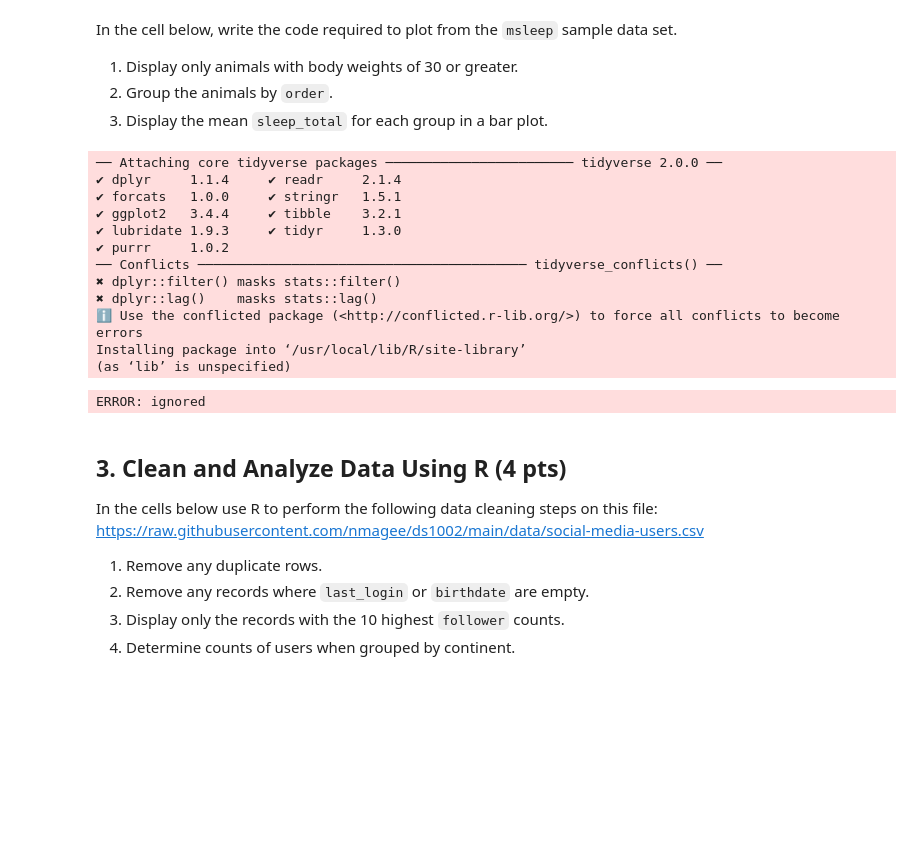
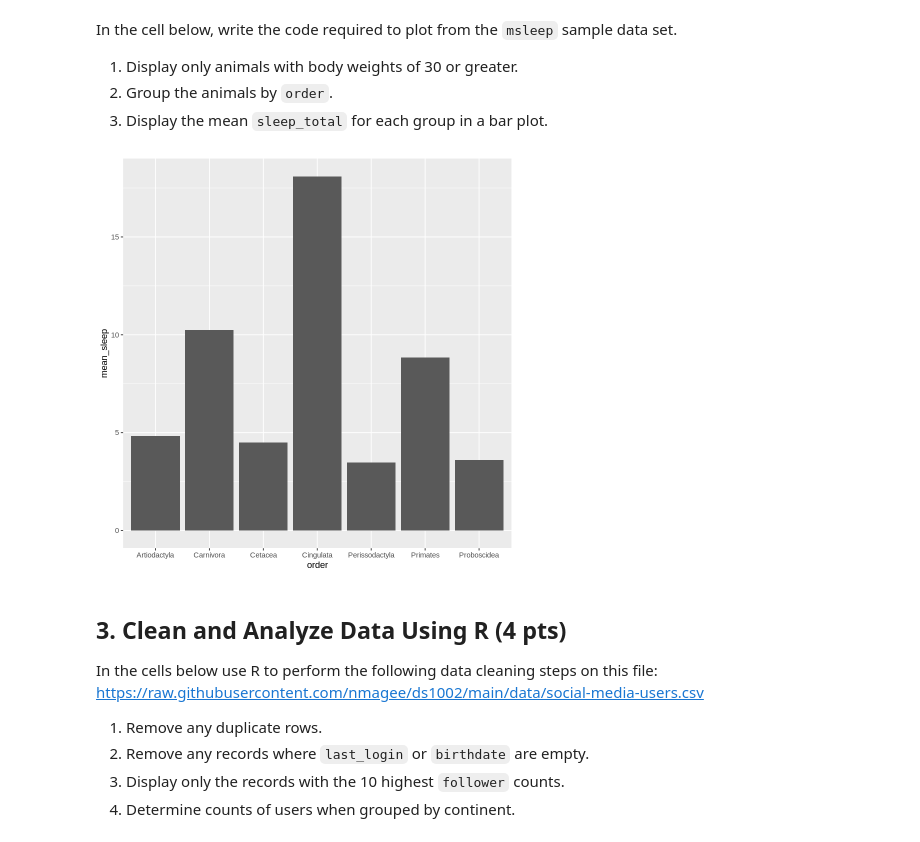
Before and after one commit to alkalink1/ds1002-eju2pk, a Jupyter notebook: homework/week-15.ipynb, the cells around one changed output. Cells and saved outputs as stored; diff of their text form; code cells hidden in the pictures; blank space fills up the shorter version.

```diff
--- a/homework/week-15.ipynb
+++ b/homework/week-15.ipynb
@@ -53,27 +54,3 @@ In the cell below, write the code required to plot from the `msleep` sample data
 1. Display only animals with body weights of 30 or greater.
 2. Group the animals by `order`.
 3. Display the mean `sleep_total` for each group in a bar plot.
-# %%
-library(tidyverse)
-library(ggplot2)
-install.packages("gapminder")
-library(gapminder)
-# %% [output]
-── Attaching core tidyverse packages ──────────────────────── tidyverse 2.0.0 ──
-✔ dplyr     1.1.4     ✔ readr     2.1.4
-✔ forcats   1.0.0     ✔ stringr   1.5.1
-✔ ggplot2   3.4.4     ✔ tibble    3.2.1
-✔ lubridate 1.9.3     ✔ tidyr     1.3.0
-✔ purrr     1.0.2
-── Conflicts ────────────────────────────────────────── tidyverse_conflicts() ──
-✖ dplyr::filter() masks stats::filter()
-✖ dplyr::lag()    masks stats::lag()
-ℹ Use the conflicted package (<http://conflicted.r-lib.org/>) to force all conflicts to become errors
-Installing package into ‘/usr/local/lib/R/site-library’
-(as ‘lib’ is unspecified)
-# %%
-msleep[df$bodywt >= 30]
-
-ggplot(msleep, aes(x=mean(sleep_total), fill=order)) + geom_histogram()
-# %% [output]
-ERROR: ignored
@@ -80,3 +61,12 @@ ERROR: ignored
+# %%
+msleep1 <- msleep[msleep$bodywt >= 30, ]
+plot_that <- msleep1 %>%
+  group_by(order) %>%
+  summarize(mean_sleep = mean(sleep_total))
+
+ggplot(plot_that, aes(x=order, y=mean_sleep)) + geom_col()
+# %% [output]
+[figure, added]
 # %% [markdown]
 ## 3. Clean and Analyze Data Using R (4 pts)
 
```
Also changed, not shown: parts of 11 cells of this notebook.
